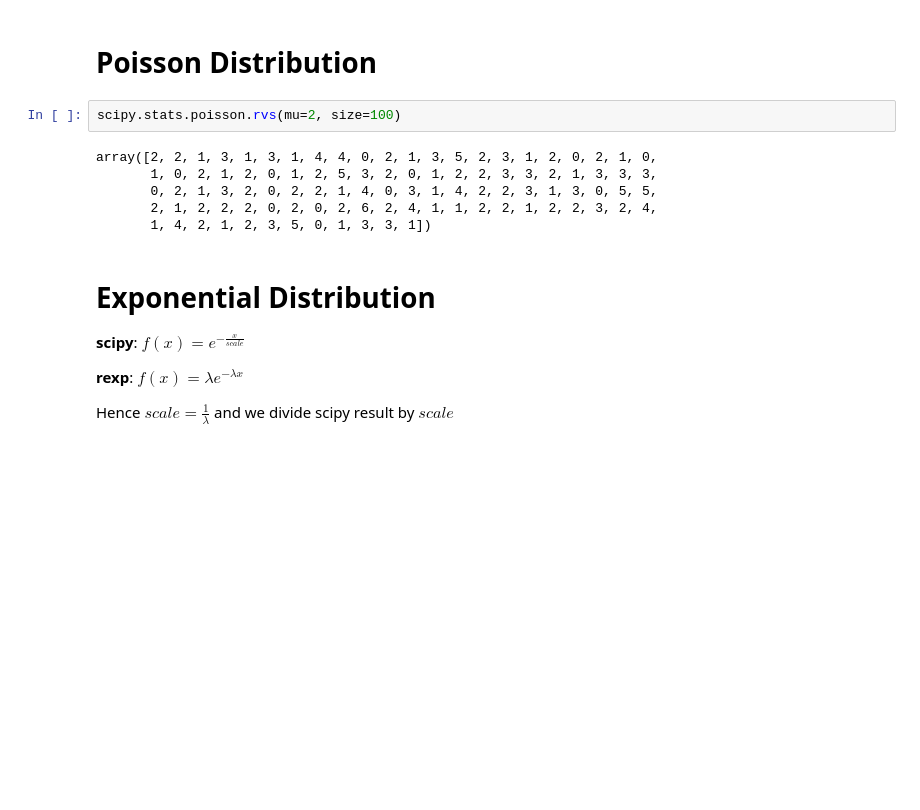
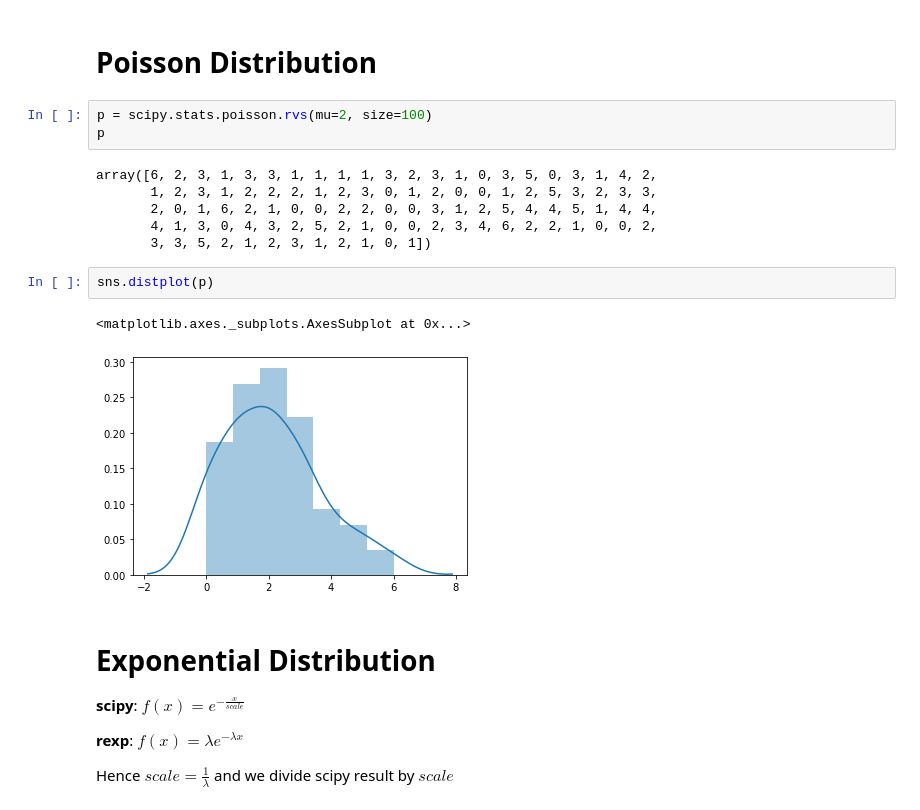
Before and after one commit to ChinmayLad/statistics-for-data-scientists-python, a Jupyter notebook: Chapter 2.ipynb, the cells around one changed output. Saved outputs shown, nothing was run; the diff lists cells and outputs as text; blank space fills up the shorter version.

Commit message:
add distplot to the distributions

```diff
--- a/Chapter 2.ipynb
+++ b/Chapter 2.ipynb
@@ -114,13 +114,19 @@ scipy.stats.binom.cdf(k=2, n=5, p=0.1)
 # %% [markdown]
 # Poisson Distribution
 # %%
-scipy.stats.poisson.rvs(mu=2, size=100)
+p = scipy.stats.poisson.rvs(mu=2, size=100)
+p
 # %% [output]
-array([2, 2, 1, 3, 1, 3, 1, 4, 4, 0, 2, 1, 3, 5, 2, 3, 1, 2, 0, 2, 1, 0,
-       1, 0, 2, 1, 2, 0, 1, 2, 5, 3, 2, 0, 1, 2, 2, 3, 3, 2, 1, 3, 3, 3,
-       0, 2, 1, 3, 2, 0, 2, 2, 1, 4, 0, 3, 1, 4, 2, 2, 3, 1, 3, 0, 5, 5,
-       2, 1, 2, 2, 2, 0, 2, 0, 2, 6, 2, 4, 1, 1, 2, 2, 1, 2, 2, 3, 2, 4,
-       1, 4, 2, 1, 2, 3, 5, 0, 1, 3, 3, 1])
+array([6, 2, 3, 1, 3, 3, 1, 1, 1, 1, 3, 2, 3, 1, 0, 3, 5, 0, 3, 1, 4, 2,
+       1, 2, 3, 1, 2, 2, 2, 1, 2, 3, 0, 1, 2, 0, 0, 1, 2, 5, 3, 2, 3, 3,
+       2, 0, 1, 6, 2, 1, 0, 0, 2, 2, 0, 0, 3, 1, 2, 5, 4, 4, 5, 1, 4, 4,
+       4, 1, 3, 0, 4, 3, 2, 5, 2, 1, 0, 0, 2, 3, 4, 6, 2, 2, 1, 0, 0, 2,
+       3, 3, 5, 2, 1, 2, 3, 1, 2, 1, 0, 1])
+# %%
+sns.distplot(p)
+# %% [output]
+<matplotlib.axes._subplots.AxesSubplot at 0x...>
+[figure, added]
 # %% [markdown]
 # Exponential Distribution
 **scipy**: $f(x) = e^{-\frac{x}{scale}}$
```
Also changed, not shown: parts of 8 cells of this notebook.
